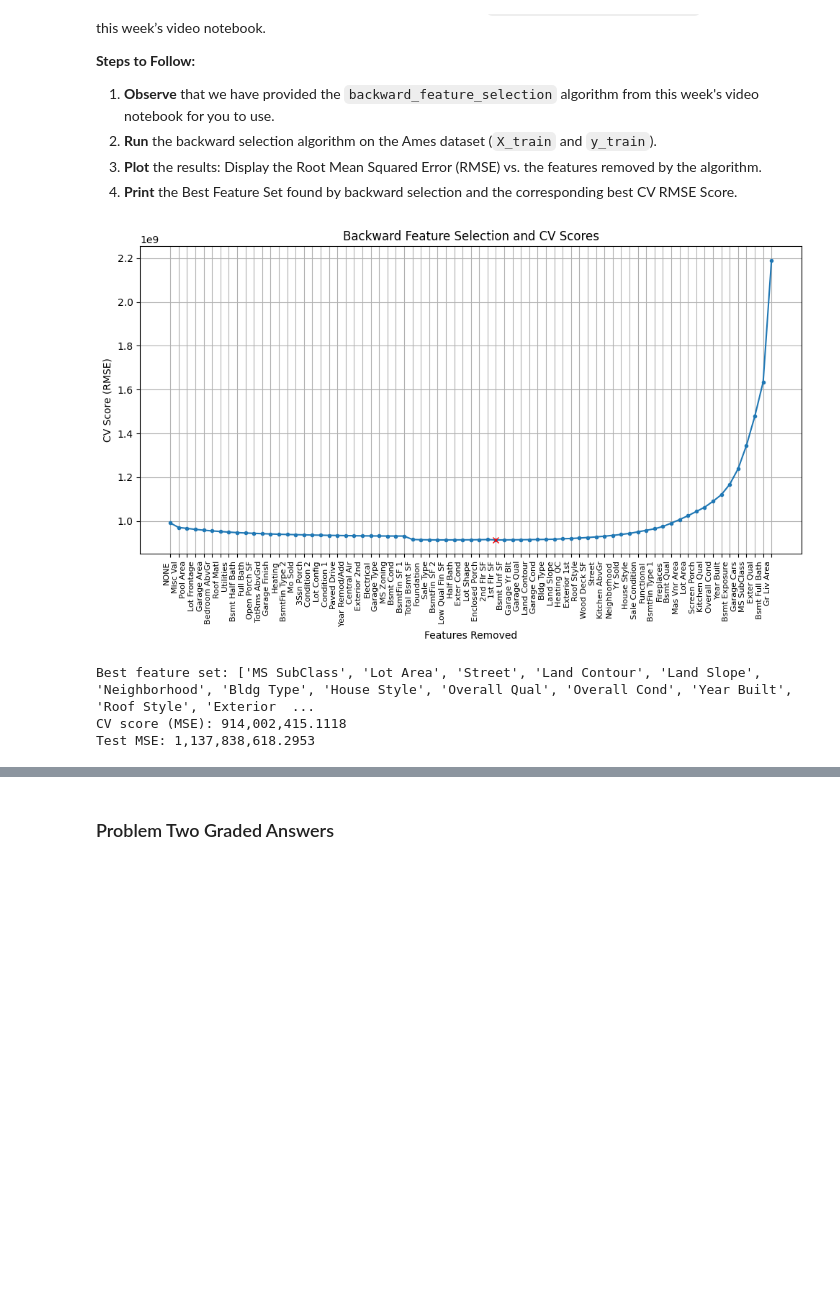
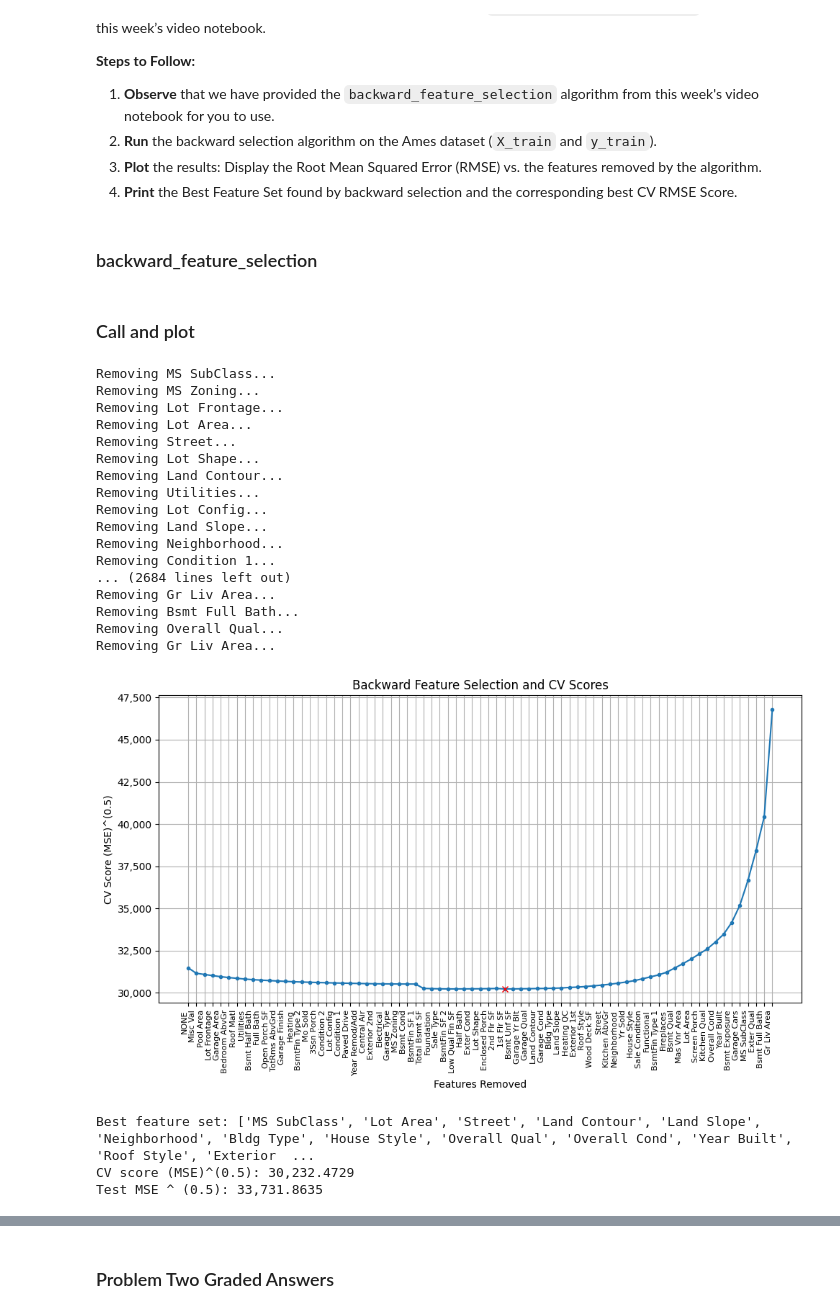
Before and after one commit to ArunR-DSML/Module-3-Assignments, a Jupyter notebook: Homework_05.ipynb, the cells around one changed output, grey strips where cells are left out. Saved outputs shown, nothing was run; the diff lists cells and outputs as text; code cells hidden in the pictures; blank space fills up the shorter version.

```diff
--- a/Homework_05.ipynb
+++ b/Homework_05.ipynb
@@ -253,6 +276,8 @@ Now, repeat the same process as in Problem One, but using the `backward_feature_
 2. **Run** the backward selection algorithm on the Ames dataset (`X_train` and `y_train`).
 3. **Plot** the results: Display the Root Mean Squared Error (RMSE) vs. the features removed by the algorithm.
 4. **Print** the Best Feature Set found by backward selection and the corresponding best CV RMSE Score.
+# %% [markdown]
+### backward_feature_selection
 # %%
 # Backward Feature Selection
 
@@ -265,14 +290,15 @@ def backward_feature_selection(X, y, model,
                                max_features=None,      # If None, remove features until only 1 remains
                                                        # Otherwise, stop when this many features remain
                                n_jobs=-1,
-                               verbose=False
+                               verbose=False,
+                               exp_factor = 1
                               ):
 
     # Helper function to compute CV score using LinearRegression
     def cv_score(features):
-        return -cross_val_score(model, X[features], y,
+        return (-cross_val_score(model, X[features], y,
                                 scoring=scoring, cv=cv,
-                                n_jobs=n_jobs          ).mean()
+                                n_jobs=n_jobs          ).mean()) ** exp_factor
 
     # Start with all features (using a list for easier manipulation)
     features_remaining = list(X.columns)
@@ -309,6 +335,7 @@ def backward_feature_selection(X, y, model,
         # Try removing each feature one at a time
         for feature in features_remaining:
             new_feature_set = features_remaining.copy()
+            print(f'Removing {feature}...')
             new_feature_set.remove(feature)
             new_score = cv_score(new_feature_set)
             if verbose:
@@ -336,60 +363,82 @@ def backward_feature_selection(X, y, model,
         best_scores.append(lowest_score)
 
         if verbose:
-            print(f'\nRemoving {feature_to_remove}:  CV score (MSE) {np.around(lowest_score, 4)}\n')
+            print(f'\nRemoving {feature_to_remove}:  CV score (MSE)^{exp_factor} = {np.around(lowest_score, 4)}\n')
         round_num += 1
 
     return (
         selected_features,      # Order in which features were removed
         best_scores,            # CV scores after each removal step
         best_feature_set,       # Feature set that achieved the best CV score
-        best_score              # Best (lowest) CV score
+        best_score,              # Best (lowest) CV score
+        exp_factor
     )
+# %% [markdown]
+### Call and plot
 # %%
 # Your code here:  Run Backward Feature Selection, plot the results, and print out the Best Feature Set and the Best CV RMSE Score found.
 model = LinearRegression()
 
-selected_features, best_scores, best_feature_set, best_score = (
-    backward_feature_selection(X_train, y_train, model, verbose=False)
+selected_features_backward, best_scores_backward, best_feature_set_backward, best_score_backward, exp_factor = (
+    backward_feature_selection(X_train, y_train, model, verbose=False, exp_factor=0.5)
 )
 
 plt.figure(figsize=(10, 6))
 plt.title('Backward Feature Selection and CV Scores')
-plt.plot(range(1, len(best_scores) + 1), best_scores, marker='.')
-index = np.argmin(best_scores)
-plt.plot([index + 1], best_scores[index], marker='x', color='red')
-plt.xticks(range(1, len(selected_features) + 1), selected_features, rotation=90, ha='right', fontsize=8)
+plt.plot(range(1, len(best_scores_backward) + 1), best_scores_backward, marker='.')
+index = np.argmin(best_scores_backward)
+plt.plot([index + 1], best_scores_backward[index], marker='x', color='red')
+plt.xticks(range(1, len(selected_features_backward) + 1), selected_features_backward, rotation=90, ha='right', fontsize=8)
 plt.xlabel('Features Removed')
-plt.ylabel('CV Score (RMSE)')
+plt.ylabel(f'CV Score (MSE)^({exp_factor})')
+plt.gca().yaxis.set_major_formatter(ticker.StrMethodFormatter('{x:,.0f}'))
+
 plt.grid()
 plt.tight_layout()
 plt.show()
 
 # Print minimum cv score
 
-print("Best feature set:", best_feature_set)
-print(f"CV score (MSE): {best_score:,.4f}")
+print("Best feature set:", best_feature_set_backward)
+print(f"CV score (MSE)^({exp_factor}): {best_score_backward:,.4f}")
 
 
 # Test
 
 # Filter X_train and X_test to include only the selected features
-X_train_best_backward = X_train[best_feature_set]
-X_test_best_backward = X_test[best_feature_set]
+X_train_best_backward = X_train[best_feature_set_backward]
+X_test_best_backward = X_test[best_feature_set_backward]
 
 # Train the LinearRegression model on the selected features
 model = LinearRegression()
 model.fit(X_train_best_backward, y_train)
 
 # Predict on the test set
 y_pred = model.predict(X_test_best_backward)
 
 # Calculate the test MSE
-test_mse = mean_squared_error(y_test, y_pred)
+test_mse_backward = mean_squared_error(y_test, y_pred) ** exp_factor
 
-print(f"Test MSE: {test_mse:,.4f}")
+print(f"Test MSE ^ ({exp_factor}): {test_mse_backward:,.4f}")
 # %% [output]
+Removing MS SubClass...
+Removing MS Zoning...
+Removing Lot Frontage...
+Removing Lot Area...
+Removing Street...
+Removing Lot Shape...
+Removing Land Contour...
+Removing Utilities...
+Removing Lot Config...
+Removing Land Slope...
+Removing Neighborhood...
+Removing Condition 1...
+... (2684 lines left out)
+Removing Gr Liv Area...
+Removing Bsmt Full Bath...
+Removing Overall Qual...
+Removing Gr Liv Area...
-[figure, old version]
+[figure, new version]
-Best feature set: ['MS SubClass', 'Lot Area', 'Street', 'Land Contour', 'Land Slope', 'Neighborhood', 'Bldg Type', 'House Style', 'Overall Qual', 'Overall Cond', 'Year Built', 'Roof Style', 'Exterior  ...
-CV score (MSE): 914,002,415.1118
-Test MSE: 1,137,838,618.2953
+Best feature set: ['MS SubClass', 'Lot Area', 'Street', 'Land Contour', 'Land Slope', 'Neighborhood', 'Bldg Type', 'House Style', 'Overall Qual', 'Overall Cond', 'Year Built', 'Roof Style', 'Exterior  ...
+CV score (MSE)^(0.5): 30,232.4729
+Test MSE ^ (0.5): 33,731.8635
```
Also changed, not shown: parts of 22 cells of this notebook.
